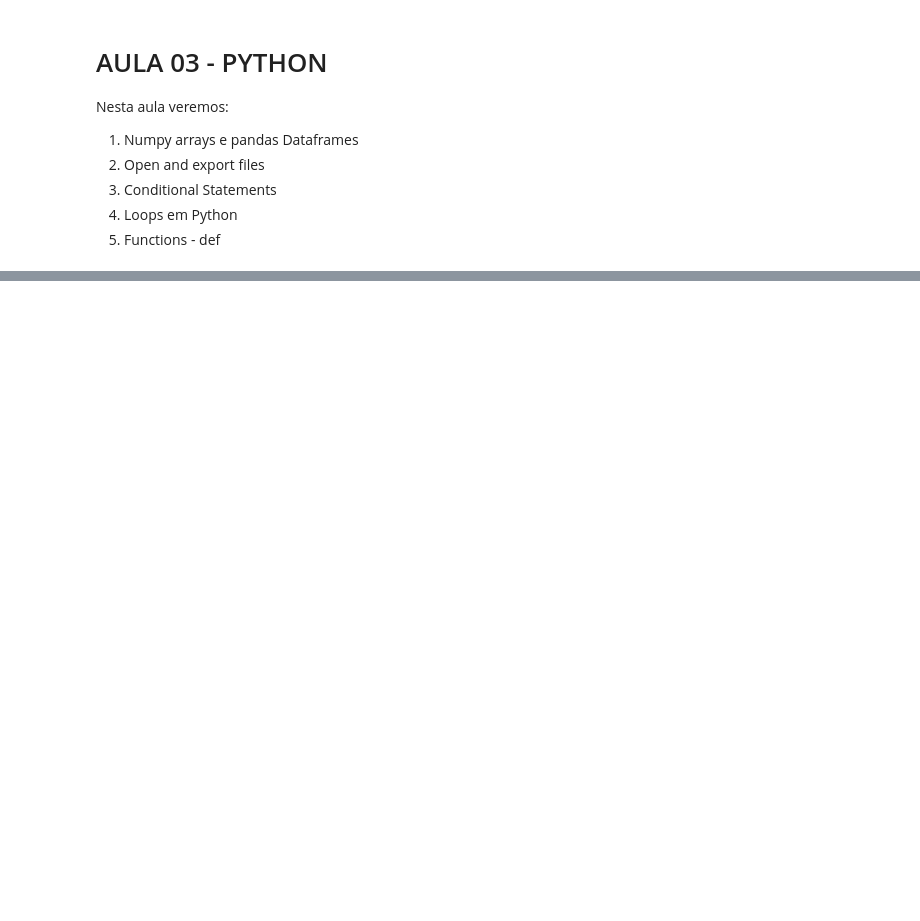
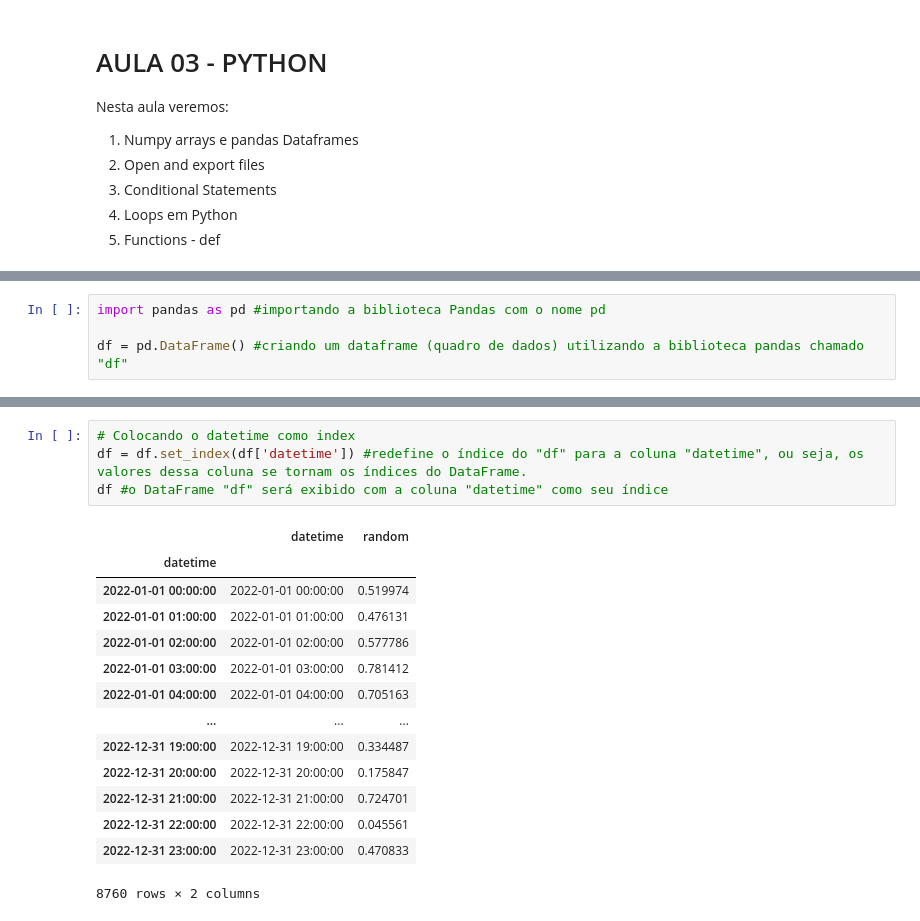
Before and after one commit to Suelensilva22/ENS5173_202401, a Jupyter notebook: Atividade01_Etapa02.ipynb, the cells around one changed output, grey strips where cells are left out. Drawn from its saved outputs; the diff is of its cells as text; blank space fills up the shorter version.

```diff
--- a/Atividade01_Etapa02.ipynb
+++ b/Atividade01_Etapa02.ipynb
@@ -65,0 +98,4 @@ Matplotlib is building the font cache; this may take a moment.
+# %%
+import pandas as pd #importando a biblioteca Pandas com o nome pd
+
+df = pd.DataFrame() #criando um dataframe (quadro de dados) utilizando a biblioteca pandas chamado "df"
@@ -65,0 +135,19 @@ Matplotlib is building the font cache; this may take a moment.
+# %%
+# Colocando o datetime como index
+df = df.set_index(df['datetime']) #redefine o índice do "df" para a coluna "datetime", ou seja, os valores dessa coluna se tornam os índices do DataFrame.
+df #o DataFrame "df" será exibido com a coluna "datetime" como seu índice
+# %% [output]
+|  | datetime | random |
+| datetime |  |  |
+| 2022-01-01 00:00:00 | 2022-01-01 00:00:00 | 0.519974 |
+| 2022-01-01 01:00:00 | 2022-01-01 01:00:00 | 0.476131 |
+| 2022-01-01 02:00:00 | 2022-01-01 02:00:00 | 0.577786 |
+| 2022-01-01 03:00:00 | 2022-01-01 03:00:00 | 0.781412 |
+| 2022-01-01 04:00:00 | 2022-01-01 04:00:00 | 0.705163 |
+| ... | ... | ... |
+| 2022-12-31 19:00:00 | 2022-12-31 19:00:00 | 0.334487 |
+| 2022-12-31 20:00:00 | 2022-12-31 20:00:00 | 0.175847 |
+| 2022-12-31 21:00:00 | 2022-12-31 21:00:00 | 0.724701 |
+| 2022-12-31 22:00:00 | 2022-12-31 22:00:00 | 0.045561 |
+| 2022-12-31 23:00:00 | 2022-12-31 23:00:00 | 0.470833 |
+8760 rows × 2 columns
```
Also changed, not shown: parts of 15 cells of this notebook, 1 other file.
